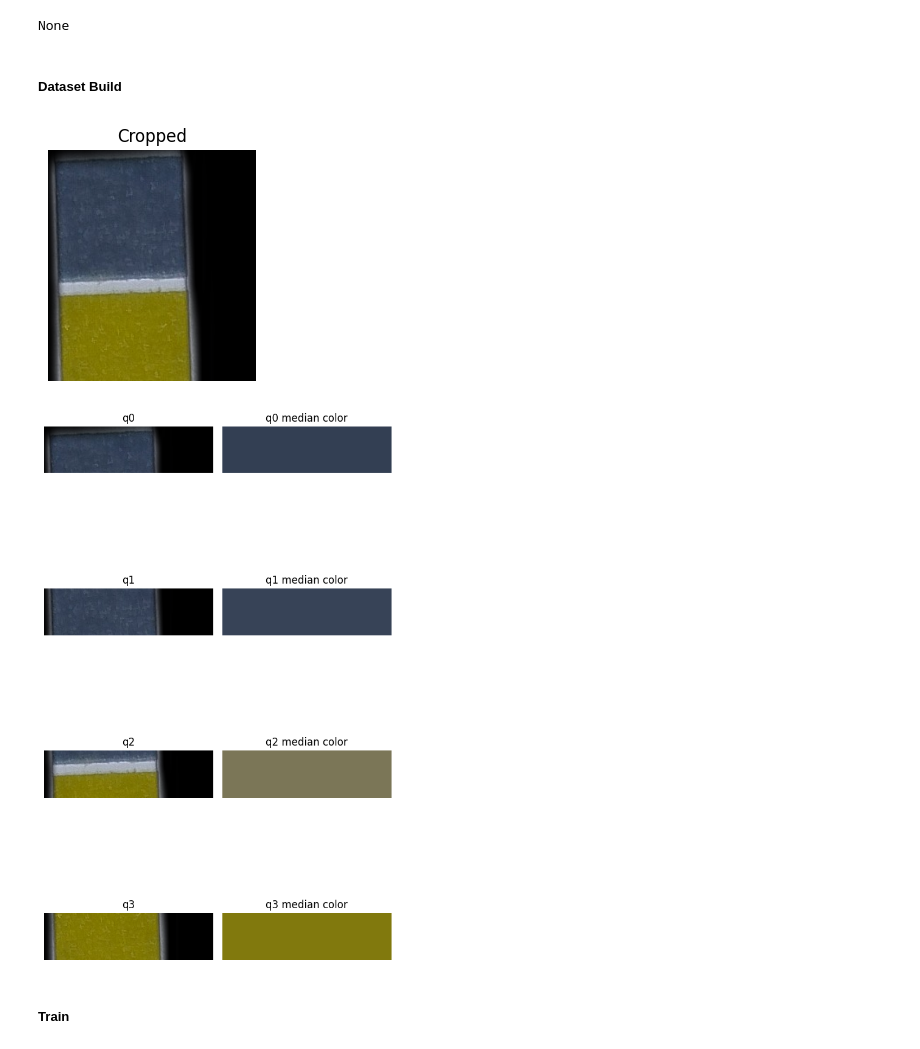
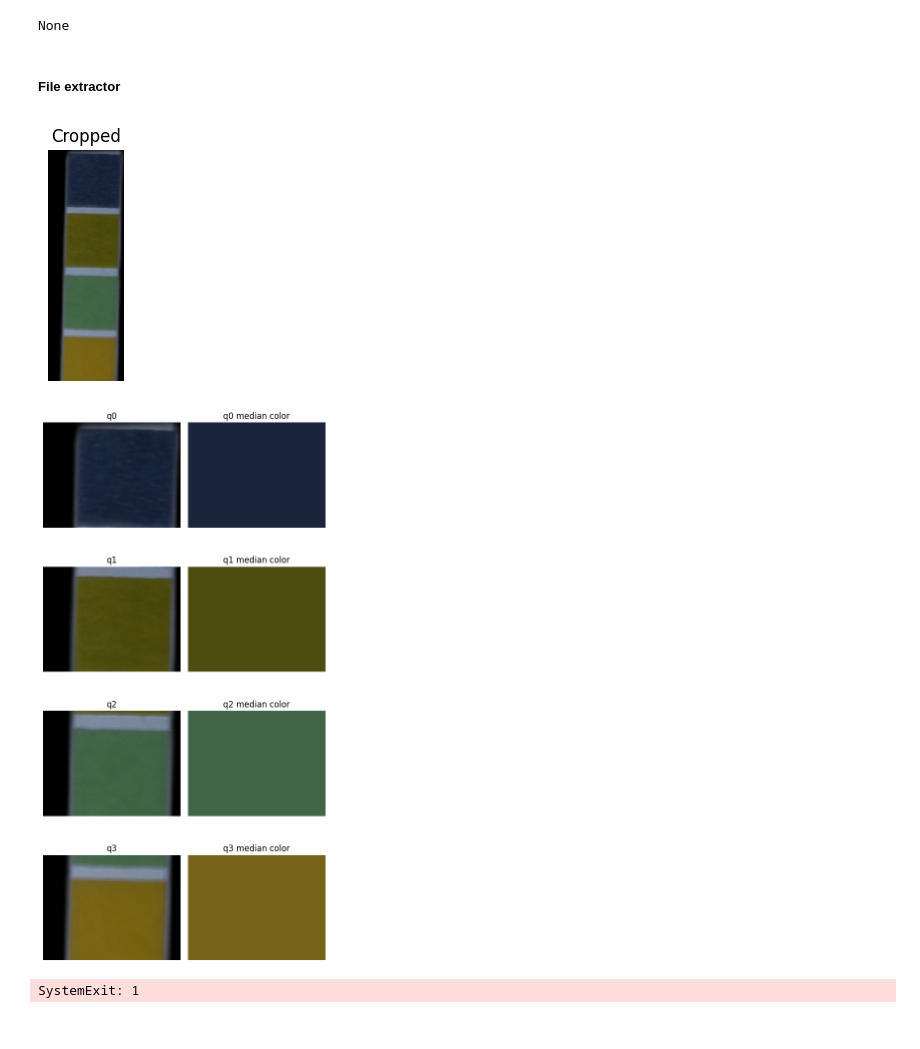
Before and after one commit to phia-organization/phia-notebooks, a Jupyter notebook: phia.ipynb, the cells around one changed output. Saved outputs shown, nothing was run; the diff lists cells and outputs as text; code cells hidden in the pictures.

Commit message:
extract medians (ignoring exit)

```diff
--- a/phia.ipynb
+++ b/phia.ipynb
@@ -378,9 +308,11 @@ print(fc.selected_path)
 # %% [output]
 FileChooser(path='/home/vic/Documents', filename='', title='', show_hidden=False, select_desc='Select', change…
 None
-# %% [markdown]
-##### Dataset Build
+# %% [markdown]
+##### File extractor
 # %%
+
+
 os.makedirs("artifacts", exist_ok=True)
 
 dataset_path = fc.selected_path
@@ -397,35 +329,34 @@ show = False
 
 for label in labels:
     label_path = os.path.join(dataset_path, label)
     images = os.listdir(label_path)
     for image in images:
 
         strip_id,real_ph = image.split('-')
-        real_ph = real_ph.split('.')[:-1].join('.')
+        real_ph = ('.').join(real_ph.split('.')[:-1])
 
         image_path = os.path.join(label_path, image)
         strip = cv2.imread(image_path)
 
         strip_without_bg = remove_background(strip)
         # rotated_strip = rotate_vertically(strip_without_bg)
         # cropped_strip = crop(rotated_strip)
         cropped_strip = crop(strip_without_bg)
         cropped_strip = cv2.cvtColor(cropped_strip, cv2.COLOR_BGR2RGB)
         median_rgbs = extract_median_rgbs(cropped_strip)
 
         user_input = input(f"{image} - pressione Enter para salvar ou digite S para descartar (E para sair): ")
         if user_input.strip().upper() != "S" and user_input.strip().upper() != "E":
             df_dataset.loc[len(df_dataset)] = [label, *[x for tup in median_rgbs for x in tup], strip_id, real_ph]
             df_dataset.to_csv("artifacts/dataset.csv", index=False)
         elif user_input.strip().upper() == "S":
             df_skipped.loc[len(df_skipped)] = [strip_id, image]
             df_skipped.to_csv("artifacts/skipped.csv", index=False)
         elif user_input.strip().upper() == 'E':
             sys.exit(1)
 
         clear_output(wait=True)
 # %% [output]
-[figure, old version]
+[figure, new version]
-[figure, old version]
+[figure, new version]
+SystemExit: 1
-# %% [markdown]
-##### Train
```
Also changed, not shown: parts of 9 cells of this notebook.
